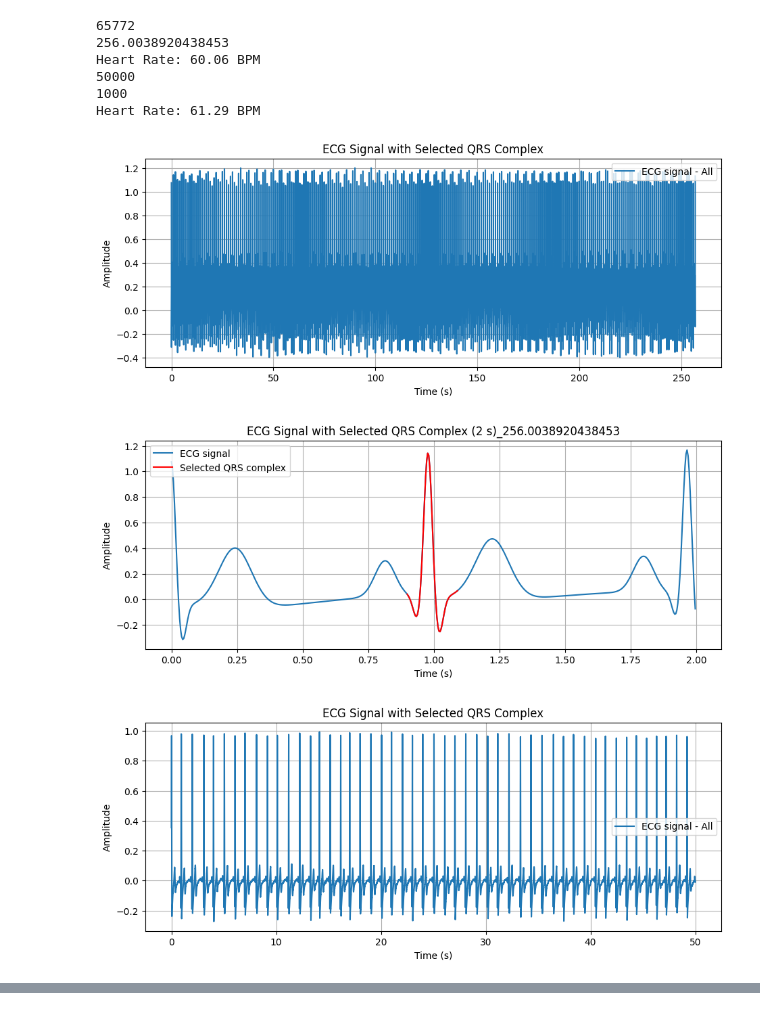
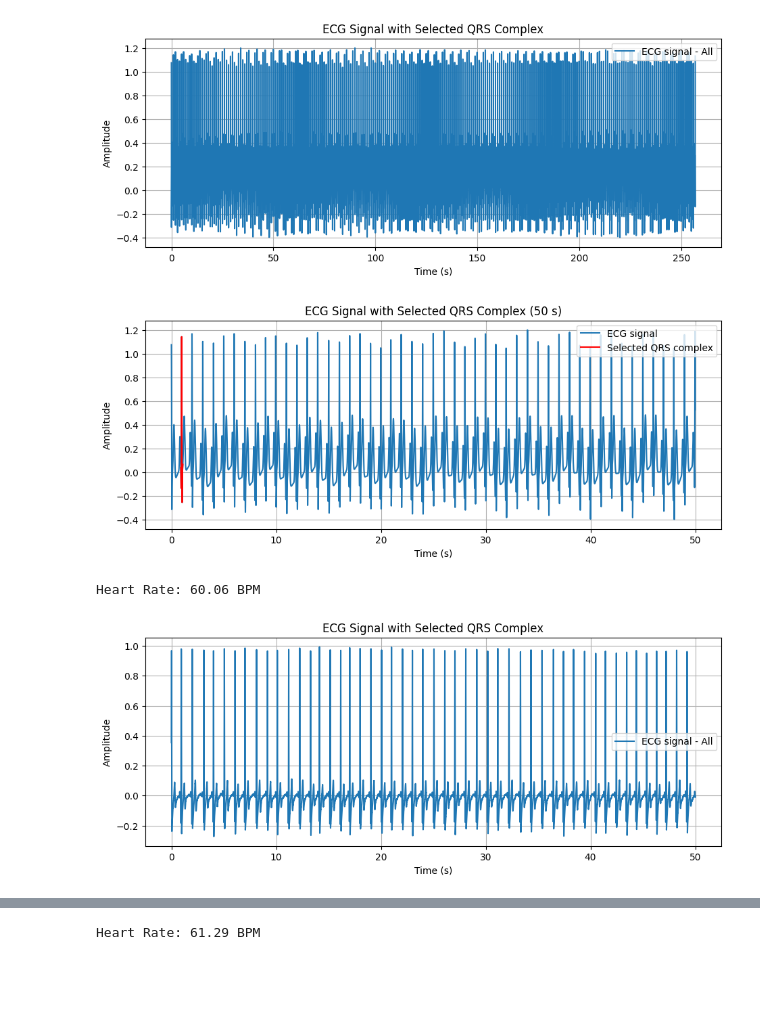
Before and after one commit to rustamPy/notes, a Jupyter notebook: ECG signals - solution.ipynb, the cells around one changed output, grey strips where cells are left out. Drawn from its saved outputs; the diff is of its cells as text; code cells hidden in the pictures; blank space fills up the shorter version.

```diff
--- a/ECG signals - solution.ipynb
+++ b/ECG signals - solution.ipynb
@@ -72,7 +72,7 @@ class Solution:
 
         plt.xlabel('Time (s)')
         plt.ylabel('Amplitude')
-        plt.title(f'ECG Signal with Selected QRS Complex ({plot_duration} s)_{self.fs}')
+        plt.title(f'ECG Signal with Selected QRS Complex ({plot_duration} s)')
         plt.legend()
         plt.grid(True)
         plt.savefig(self.location / f'graph_specific_time_{plot_duration}_s_{custom_name}.png') if to_image else plt.show()
@@ -96,40 +96,35 @@ class Solution:
         # Finds the QRS peaks (literally R peaks detection)
         qrs_peaks = self.detect_qrs_complex_using_pan_tompkins(self.ecg_values, self.fs)
 
         # Calculate RR Intervals - distance between two adjacent peaks (np.diff) and divide by frequency
         rr_intervals = np.diff(qrs_peaks) / self.fs
         # Find the average of RR intervals (np.mean)
         average_rr_interval = np.mean(rr_intervals)
         # Divide by 60 (per minute convention)
         hr = 60 / average_rr_interval
 
         # Print Heart rate with 2 place decimal value in BPM
         print("Heart Rate: {:.2f} BPM".format(hr))
         return hr
 
 
 if __name__ == '__main__':
     location = Path(r'C:\Users\kerim\Desktop\DSP\ecg_data')
 
     raw_file_1 = np.loadtxt('https://raw.githubusercontent.com/rustamPy/notes/main/person_1.dat')
     raw_file_2 = np.loadtxt('https://raw.githubusercontent.com/rustamPy/notes/main/person_2.dat')
 
     person_1 = Solution(raw_file_1, location)
     person_1 .build_graph_all_time('person_1', True)
-    person_1 .build_graph_in_specific_time_range(2, 230, 280,'person_1', True)
+    person_1 .build_graph_in_specific_time_range(50, 230, 280,'person_1')
     person_1 .calculate_heart_rate()
 
     person_2 = Solution(raw_file_2, location, custom_frequency=1000)
     person_2 .build_graph_all_time('person_2', True)
-    person_2 .build_graph_in_specific_time_range(2, 850, 1100, 'person_2', True)
+    person_2 .build_graph_in_specific_time_range(2, 850, 1100, 'person_2')
     person_2 .calculate_heart_rate()
 # %% [output]
-65772
-256.0038920438453
-Heart Rate: 60.06 BPM
-50000
-1000
-Heart Rate: 61.29 BPM
 [figure]
-[figure, old version]
+[figure, new version]
+Heart Rate: 60.06 BPM
 [figure]
@@ -136,0 +132 @@ Heart Rate: 61.29 BPM
+Heart Rate: 61.29 BPM
```
Also changed, not shown: parts of 1 cell of this notebook.
